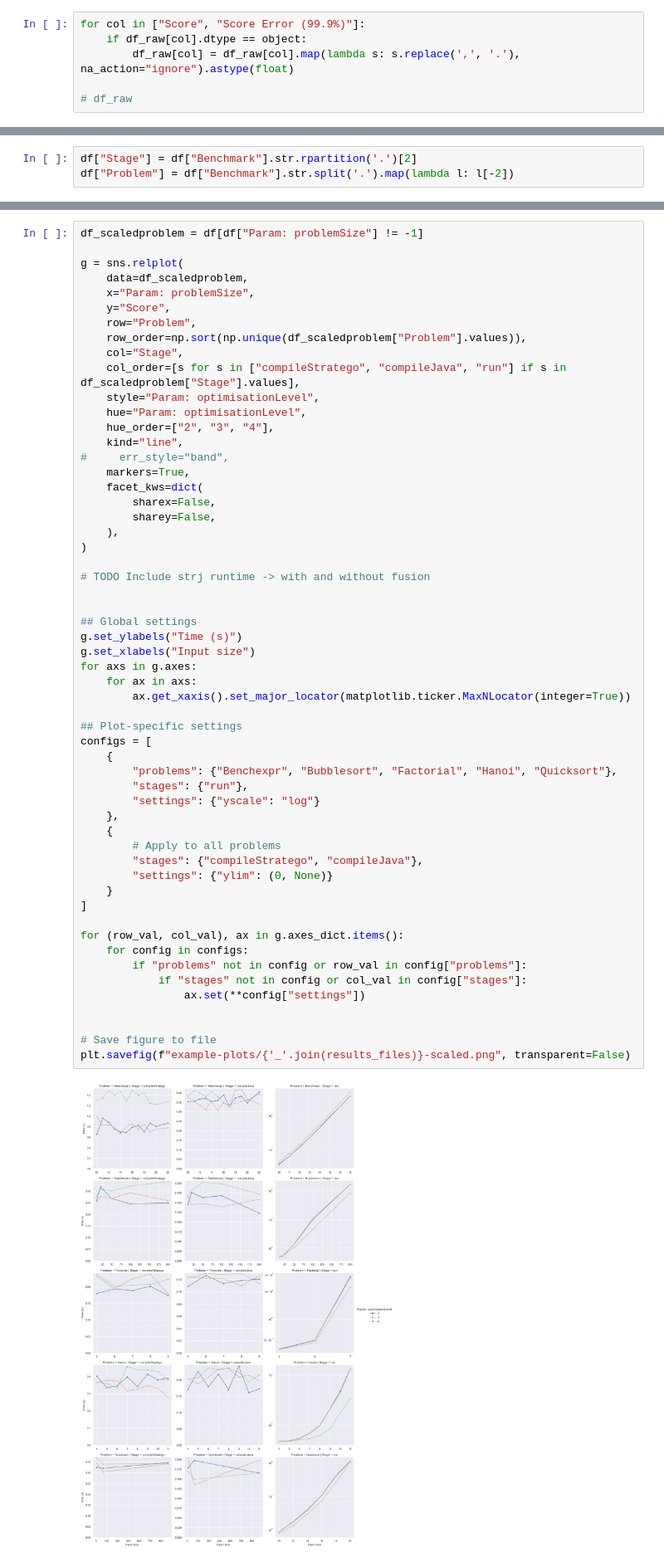
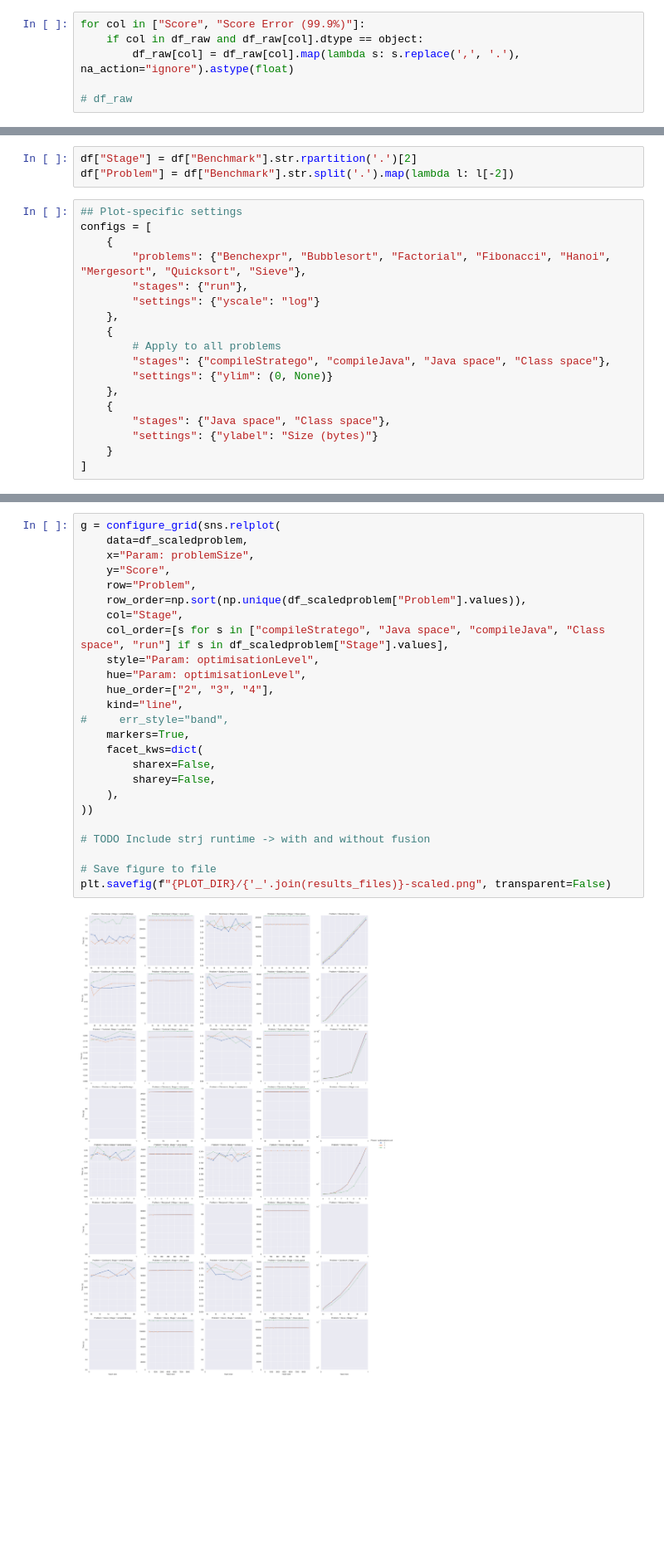
Before and after one commit to metaborg/stratego, a Jupyter notebook: stratego.build.spoofax2.benchmark/analysis/Example plots.ipynb, the cells around one changed output, grey strips where cells are left out. Shown at 83% size. Cells and saved outputs as stored; diff of their text form; blank space fills up the shorter version.

Commit message:
Add space benchmark

```diff
--- a/stratego.build.spoofax2.benchmark/analysis/Example plots.ipynb
+++ b/stratego.build.spoofax2.benchmark/analysis/Example plots.ipynb
@@ -40,6 +44,6 @@ memory usage: 23.6+ KB
 # %%
 for col in ["Score", "Score Error (99.9%)"]:
-    if df_raw[col].dtype == object:
+    if col in df_raw and df_raw[col].dtype == object:
         df_raw[col] = df_raw[col].map(lambda s: s.replace(',', '.'), na_action="ignore").astype(float)
 
 # df_raw
@@ -65,3 +69,21 @@ df
 # %%
 df["Stage"] = df["Benchmark"].str.rpartition('.')[2]
 df["Problem"] = df["Benchmark"].str.split('.').map(lambda l: l[-2])
+# %%
+## Plot-specific settings
+configs = [
+    {
+        "problems": {"Benchexpr", "Bubblesort", "Factorial", "Fibonacci", "Hanoi", "Mergesort", "Quicksort", "Sieve"},
+        "stages": {"run"},
+        "settings": {"yscale": "log"}
+    },
+    {
+        # Apply to all problems
+        "stages": {"compileStratego", "compileJava", "Java space", "Class space"},
+        "settings": {"ylim": (0, None)}
+    },
+    {
+        "stages": {"Java space", "Class space"},
+        "settings": {"ylabel": "Size (bytes)"}
+    }
+]
@@ -68,58 +118,27 @@ df["Problem"] = df["Benchmark"].str.split('.').map(lambda l: l[-2])
 # %%
-df_scaledproblem = df[df["Param: problemSize"] != -1]
-
-g = sns.relplot(
+g = configure_grid(sns.relplot(
     data=df_scaledproblem,
     x="Param: problemSize",
     y="Score",
     row="Problem",
     row_order=np.sort(np.unique(df_scaledproblem["Problem"].values)),
     col="Stage",
-    col_order=[s for s in ["compileStratego", "compileJava", "run"] if s in df_scaledproblem["Stage"].values],
+    col_order=[s for s in ["compileStratego", "Java space", "compileJava", "Class space", "run"] if s in df_scaledproblem["Stage"].values],
     style="Param: optimisationLevel",
     hue="Param: optimisationLevel",
     hue_order=["2", "3", "4"],
     kind="line",
 #     err_style="band",
     markers=True,
     facet_kws=dict(
         sharex=False,
         sharey=False,
     ),
-)
+))
 
 # TODO Include strj runtime -> with and without fusion
 
-
-## Global settings
-g.set_ylabels("Time (s)")
-g.set_xlabels("Input size")
-for axs in g.axes:
-    for ax in axs:
-        ax.get_xaxis().set_major_locator(matplotlib.ticker.MaxNLocator(integer=True))
-
-## Plot-specific settings
-configs = [
-    {
-        "problems": {"Benchexpr", "Bubblesort", "Factorial", "Hanoi", "Quicksort"},
-        "stages": {"run"},
-        "settings": {"yscale": "log"}
-    },
-    {
-        # Apply to all problems
-        "stages": {"compileStratego", "compileJava"},
-        "settings": {"ylim": (0, None)}
-    }
-]
-
-for (row_val, col_val), ax in g.axes_dict.items():
-    for config in configs:
-        if "problems" not in config or row_val in config["problems"]:
-            if "stages" not in config or col_val in config["stages"]:
-                ax.set(**config["settings"])
-
-
 # Save figure to file
-plt.savefig(f"example-plots/{'_'.join(results_files)}-scaled.png", transparent=False)
+plt.savefig(f"{PLOT_DIR}/{'_'.join(results_files)}-scaled.png", transparent=False)
 # %% [output]
-[figure, old version]
+[figure, new version]
```
Also changed, not shown: parts of 8 cells of this notebook, 24 other files.
